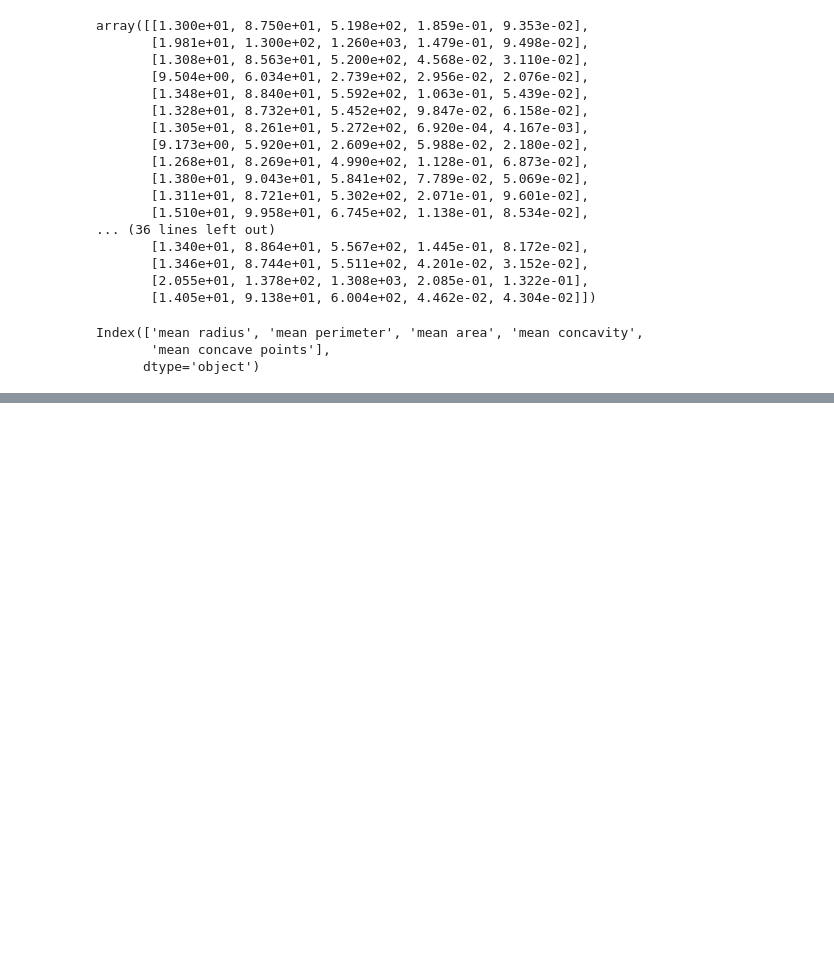
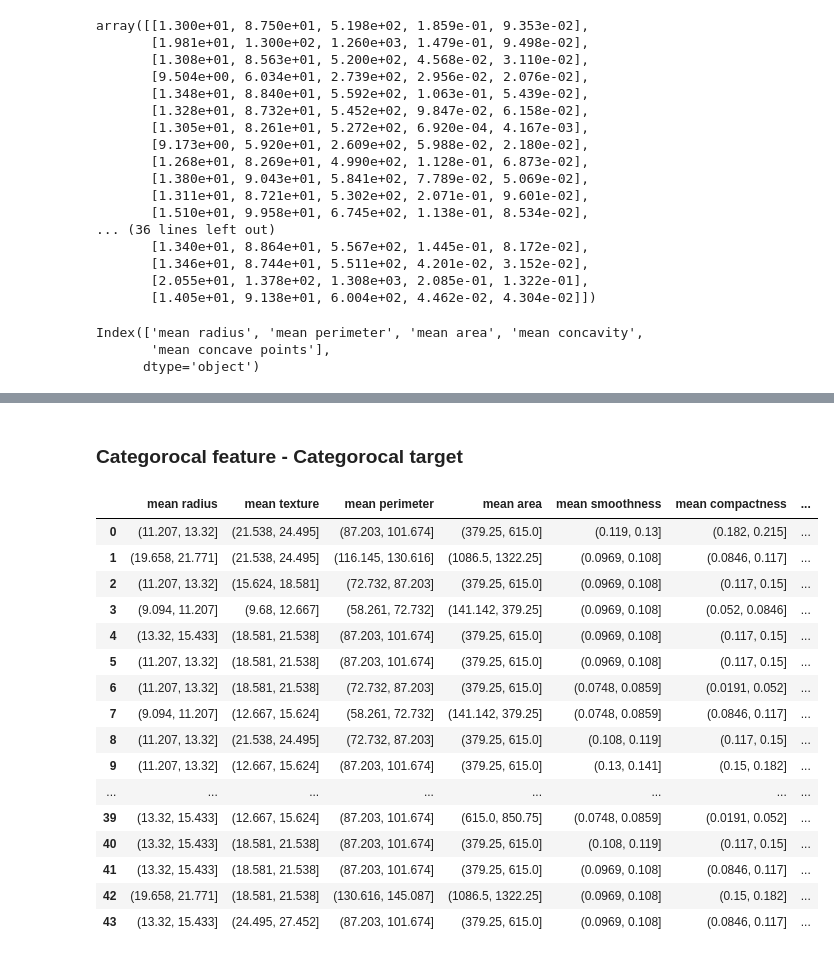
Before and after one commit to CHERUGAD/Machine_learning, a Jupyter notebook: feature_class.ipynb, the cells around one changed output, grey strips where cells are left out. Drawn from its saved outputs; the diff is of its cells as text; code cells hidden in the pictures; blank space fills up the shorter version.

```diff
--- a/feature_class.ipynb
+++ b/feature_class.ipynb
@@ -119,0 +272,2 @@ Index(['mean radius', 'mean perimeter', 'mean area', 'mean concavity',
+# %% [markdown]
+### Categorocal feature - Categorocal target
@@ -119,0 +276,24 @@ Index(['mean radius', 'mean perimeter', 'mean area', 'mean concavity',
+# %%
+df = pd.read_csv('sample_dataset_bins.csv')
+# %%
+df['radius error'] = pd.cut(df['radius error'], 10)
+# %%
+df
+# %% [output]
+|  | mean radius | mean texture | mean perimeter | mean area | mean smoothness | mean compactness | ... |
+| 0 | (11.207, 13.32] | (21.538, 24.495] | (87.203, 101.674] | (379.25, 615.0] | (0.119, 0.13] | (0.182, 0.215] | ... |
+| 1 | (19.658, 21.771] | (21.538, 24.495] | (116.145, 130.616] | (1086.5, 1322.25] | (0.0969, 0.108] | (0.0846, 0.117] | ... |
+| 2 | (11.207, 13.32] | (15.624, 18.581] | (72.732, 87.203] | (379.25, 615.0] | (0.0969, 0.108] | (0.117, 0.15] | ... |
+| 3 | (9.094, 11.207] | (9.68, 12.667] | (58.261, 72.732] | (141.142, 379.25] | (0.0969, 0.108] | (0.052, 0.0846] | ... |
+| 4 | (13.32, 15.433] | (18.581, 21.538] | (87.203, 101.674] | (379.25, 615.0] | (0.0969, 0.108] | (0.117, 0.15] | ... |
+| 5 | (11.207, 13.32] | (18.581, 21.538] | (87.203, 101.674] | (379.25, 615.0] | (0.0969, 0.108] | (0.117, 0.15] | ... |
+| 6 | (11.207, 13.32] | (18.581, 21.538] | (72.732, 87.203] | (379.25, 615.0] | (0.0748, 0.0859] | (0.0191, 0.052] | ... |
+| 7 | (9.094, 11.207] | (12.667, 15.624] | (58.261, 72.732] | (141.142, 379.25] | (0.0748, 0.0859] | (0.0846, 0.117] | ... |
+| 8 | (11.207, 13.32] | (21.538, 24.495] | (72.732, 87.203] | (379.25, 615.0] | (0.108, 0.119] | (0.117, 0.15] | ... |
+| 9 | (11.207, 13.32] | (12.667, 15.624] | (87.203, 101.674] | (379.25, 615.0] | (0.13, 0.141] | (0.15, 0.182] | ... |
+| ... | ... | ... | ... | ... | ... | ... | ... |
+| 39 | (13.32, 15.433] | (12.667, 15.624] | (87.203, 101.674] | (615.0, 850.75] | (0.0748, 0.0859] | (0.0191, 0.052] | ... |
+| 40 | (13.32, 15.433] | (18.581, 21.538] | (87.203, 101.674] | (379.25, 615.0] | (0.108, 0.119] | (0.117, 0.15] | ... |
+| 41 | (13.32, 15.433] | (18.581, 21.538] | (87.203, 101.674] | (379.25, 615.0] | (0.0969, 0.108] | (0.0846, 0.117] | ... |
+| 42 | (19.658, 21.771] | (18.581, 21.538] | (130.616, 145.087] | (1086.5, 1322.25] | (0.0969, 0.108] | (0.15, 0.182] | ... |
+| 43 | (13.32, 15.433] | (24.495, 27.452] | (87.203, 101.674] | (379.25, 615.0] | (0.0969, 0.108] | (0.0846, 0.117] | ... |
```
Also changed, not shown: parts of 20 cells of this notebook, 1 other file.
